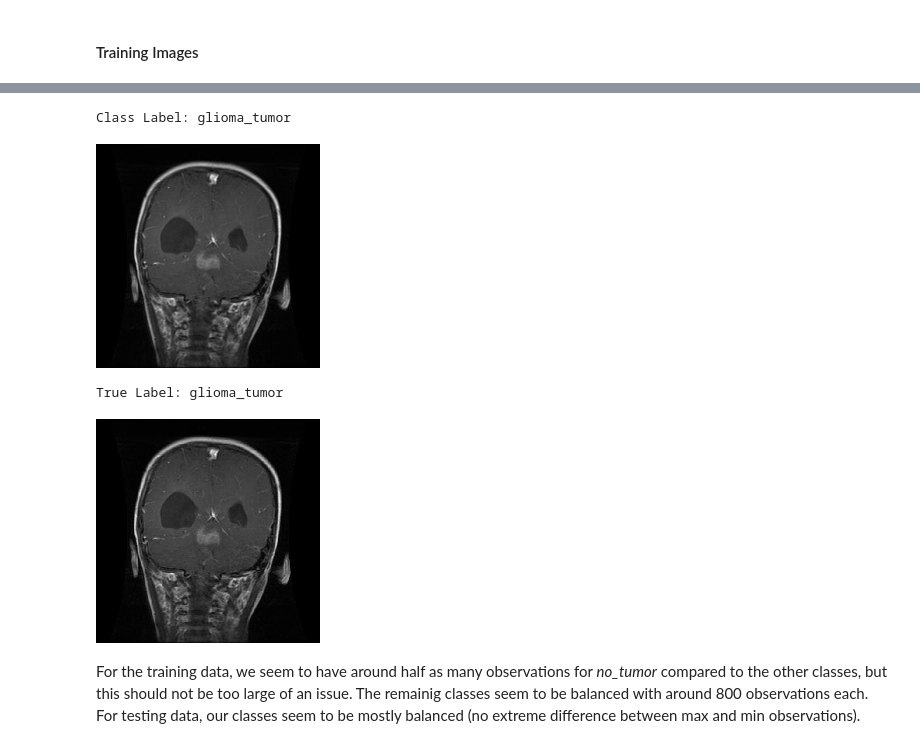
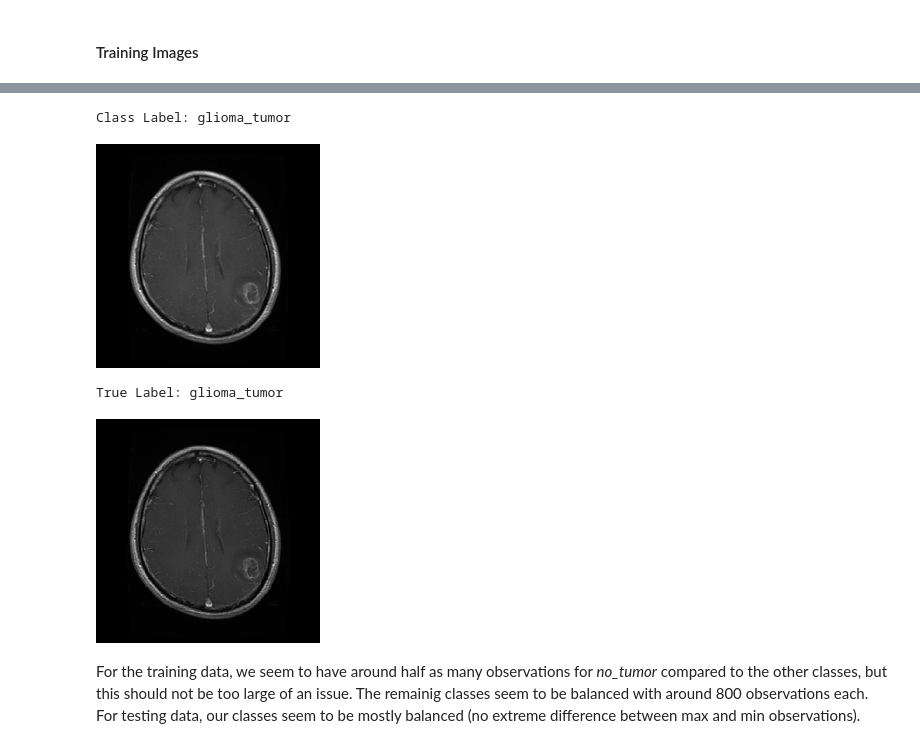
Before and after one commit to dhelms1/brain_tumor, a Jupyter notebook: MRImodeling.ipynb, the cells around one changed output, grey strips where cells are left out. Saved outputs shown, nothing was run; the diff lists cells and outputs as text; code cells hidden in the pictures.

```diff
--- a/MRImodeling.ipynb
+++ b/MRImodeling.ipynb
@@ -99,18 +99,18 @@ Loaded 2870 Training images in 32.768 seconds.
 # %%
-idx = 1741
+idx = 1438
 
 print(f'Class Label: {y_train[idx]}') # Get image label
 array_to_img(x_train[idx, :, :, :]) # Visualize loaded image
 # %% [output]
 Class Label: glioma_tumor
-[figure, old version]
+[figure, new version]
 # %%
 file_label = filenames_train[idx].split('/')[1]
 print(f'True Label: {file_label}') # Get directory name (true label)
 load_img(filenames_train[idx], target_size=(IMG_SIZE, IMG_SIZE)) # Get directory image (match above?)
 # %% [output]
 True Label: glioma_tumor
-[figure, old version]
+[figure, new version]
 # %% [markdown]
 For the training data, we seem to have around half as many observations for *no_tumor* compared to the other classes, but this should not be too large of an issue. The remainig classes seem to be balanced with around 800 observations each. For testing data, our classes seem to be mostly balanced (no extreme difference between max and min observations).
 # %% [markdown]
```
Also changed, not shown: parts of 12 cells of this notebook, 2 other files.
